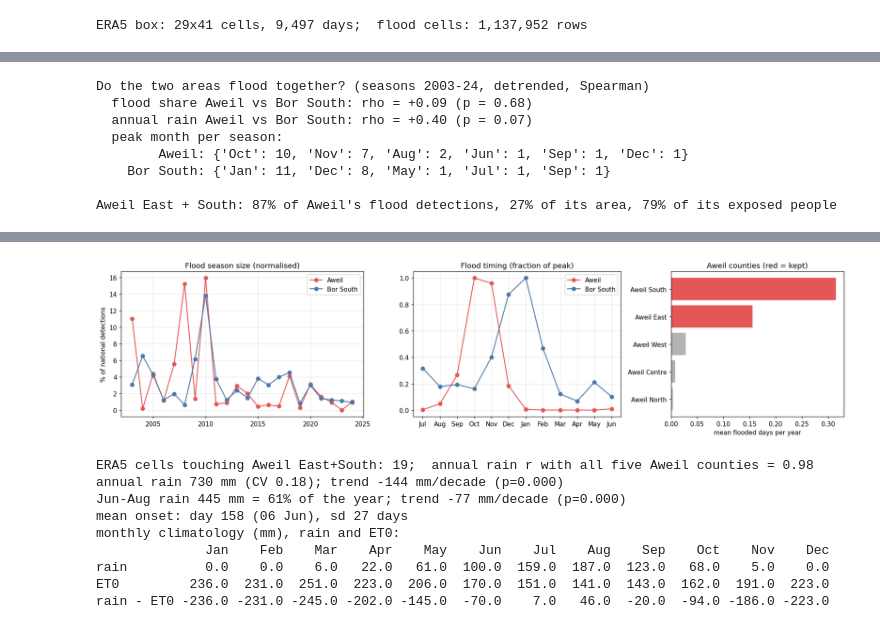
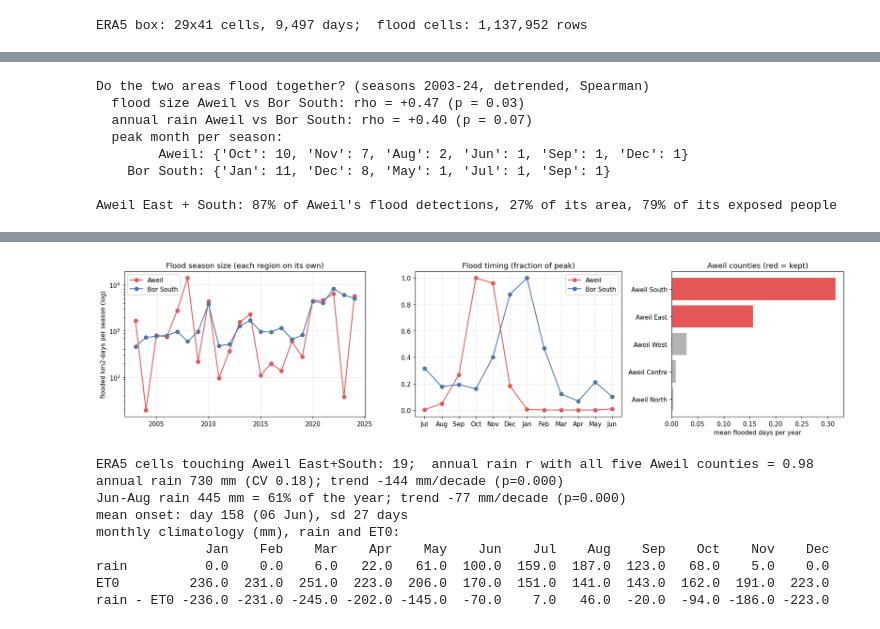
Before and after one commit to TomasTesar/JBG060_ZHL_2026, a Jupyter notebook: aweil_analysis.ipynb, the cells around one changed output, grey strips where cells are left out. Cells and saved outputs as stored; diff of their text form; code cells hidden in the pictures.

```diff
--- a/aweil_analysis.ipynb
+++ b/aweil_analysis.ipynb
@@ -211,14 +210,14 @@ summary3
 # %%
 # 4. Separate on Aweil only: evidence that the two areas behave differently, then which Aweil counties to keep
 nat_sea = ssd[ssd.wy.between(2000, 2024)].groupby("wy").pixeldays.sum()
-share_sea = pd.DataFrame({k: reg[k]["season_month"].sum(axis=1) / nat_sea for k in reg}).loc[2003:2024]
+size_sea = pd.DataFrame({k: reg[k]["season_month"].sum(axis=1) * xc.PIXEL_KM2 for k in reg}).loc[2003:2024]
 peak = pd.DataFrame({k: reg[k]["season_month"].idxmax(axis=1).map(lambda m: months[m - 1]) for k in reg}).loc[2003:2024]
 ann_rain = pd.DataFrame({k: reg[k]["rain_ym"].sum(axis=1) for k in reg}).loc[2003:2024]
 
-r_flood = stats.spearmanr(detrend(np.log(share_sea.Aweil)), detrend(np.log(share_sea["Bor South"])))
+r_flood = stats.spearmanr(detrend(np.log(size_sea.Aweil + 1)), detrend(np.log(size_sea["Bor South"] + 1)))
 r_rain = stats.spearmanr(detrend(ann_rain.Aweil), detrend(ann_rain["Bor South"]))
 print("Do the two areas flood together? (seasons 2003-24, detrended, Spearman)")
-print(f"  flood share Aweil vs Bor South: rho = {r_flood[0]:+.2f} (p = {r_flood[1]:.2f})")
+print(f"  flood size Aweil vs Bor South: rho = {r_flood[0]:+.2f} (p = {r_flood[1]:.2f})")
 print(f"  annual rain Aweil vs Bor South: rho = {r_rain[0]:+.2f} (p = {r_rain[1]:.2f})")
 print("  peak month per season:")
 for k in peak:
@@ -240,38 +239,39 @@ counties4 = pd.DataFrame({
 core = counties4.loc[AWEIL_CORE]
 print(f"\nAweil East + South: {core['share of Aweil detections (%)'].sum():.0f}% of Aweil's flood detections, "
       f"{core['area (km2)'].sum() / counties4['area (km2)'].sum():.0%} of its area, "
       f"{core['people in frequently flooded cells'].sum() / counties4['people in frequently flooded cells'].sum():.0%} of its exposed people")
 display(counties4.round(2))
 
 fig, axs = plt.subplots(1, 3, figsize=(17, 4.2), gridspec_kw={"width_ratios": [1.4, 1.2, 1]})
-for k, col in zip(share_sea, ["#e45756", "#4c78a8"]):
-    axs[0].plot(share_sea.index, share_sea[k] * 100, marker="o", label=k, color=col)
-axs[0].set_ylabel("% of national detections"); axs[0].set_title("Flood season size (normalised)"); axs[0].legend(); axs[0].grid(alpha=0.3)
+for k, col in zip(size_sea, ["#e45756", "#4c78a8"]):
+    axs[0].plot(size_sea.index, size_sea[k], marker="o", label=k, color=col)
+axs[0].set_yscale("log"); axs[0].set_ylabel("flooded km2-days per season (log)")
+axs[0].set_title("Flood season size (each region on its own)"); axs[0].legend(); axs[0].grid(alpha=0.3)
 for k, col in zip(reg, ["#e45756", "#4c78a8"]):
     c = reg[k]["season_month"].loc[2003:2024].sum()
     axs[1].plot(range(12), c / c.max(), marker="o", label=k, color=col)
 axs[1].set_xticks(range(12), wy_labels); axs[1].set_title("Flood timing (fraction of peak)"); axs[1].legend(); axs[1].grid(alpha=0.3)
 d = counties4["density 2003-18 (days/yr)"]
 axs[2].barh(d.index, d.values, color=["#e45756" if c in AWEIL_CORE else "0.7" for c in d.index])
 axs[2].invert_yaxis(); axs[2].set_xlabel("mean flooded days per year"); axs[2].set_title("Aweil counties (red = kept)")
 fig.tight_layout(); fig.savefig(FIG / "04_split_evidence.png", bbox_inches="tight")
 # %% [output]
 Do the two areas flood together? (seasons 2003-24, detrended, Spearman)
-  flood share Aweil vs Bor South: rho = +0.09 (p = 0.68)
+  flood size Aweil vs Bor South: rho = +0.47 (p = 0.03)
   annual rain Aweil vs Bor South: rho = +0.40 (p = 0.07)
   peak month per season:
         Aweil: {'Oct': 10, 'Nov': 7, 'Aug': 2, 'Jun': 1, 'Sep': 1, 'Dec': 1}
     Bor South: {'Jan': 11, 'Dec': 8, 'May': 1, 'Jul': 1, 'Sep': 1}
 
 Aweil East + South: 87% of Aweil's flood detections, 27% of its area, 79% of its exposed people
 |  | area (km2) | share of Aweil detections (%) | density 2003-18 (days/yr) | peak month | people in frequently flooded cells | ... |
 | adm2_name |  |  |  |  |  | ... |
 | Aweil South | 1976.88 | 39.07 | 0.31 | Nov | 6524.98 | ... |
 | Aweil East | 6367.53 | 47.68 | 0.16 | Oct | 12216.90 | ... |
 | Aweil West | 5007.85 | 7.80 | 0.03 | Oct | 3358.89 | ... |
 | Aweil Centre | 11156.75 | 3.91 | 0.01 | Oct | 926.60 | ... |
 | Aweil North | 6342.81 | 1.55 | 0.00 | Oct | 643.20 | ... |
-[figure, old version]
+[figure, new version]
 # %%
 # 5. Rain data on Aweil (Aweil East + South), with the features that are known by the 31 Aug decision date
 g_aw = geom(AWEIL_CORE)
```
Also changed, not shown: parts of 11 cells of this notebook, 4 other files.
